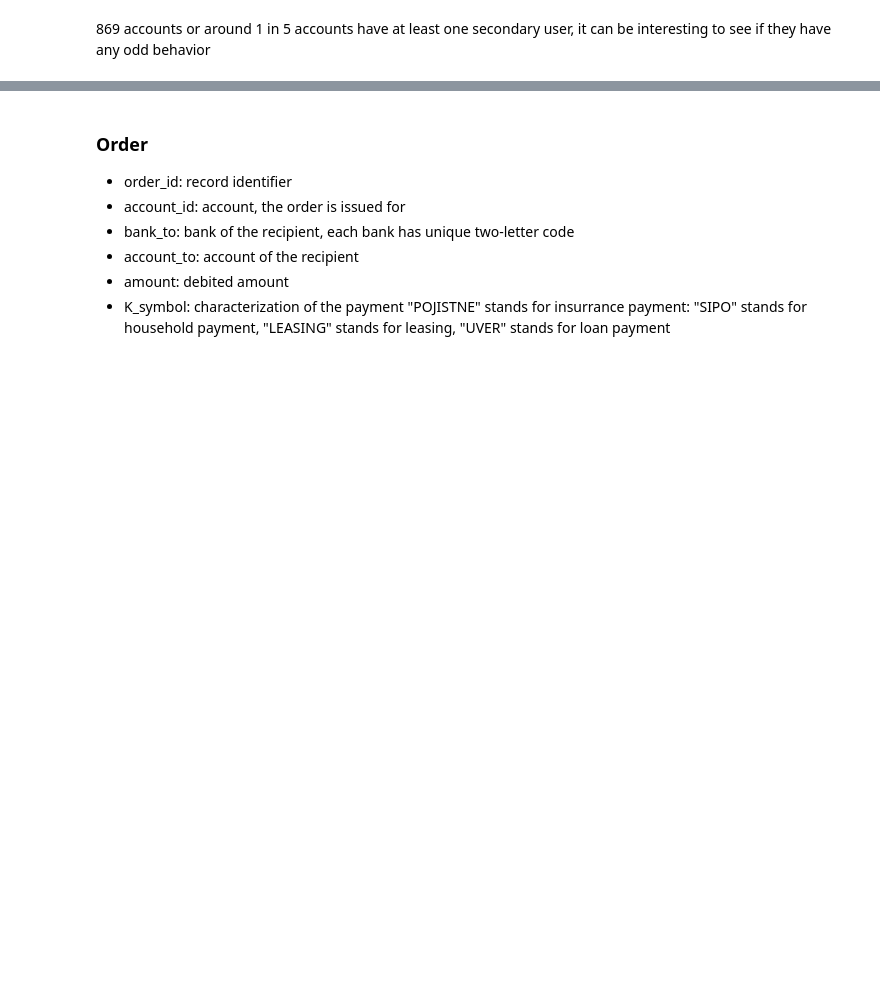
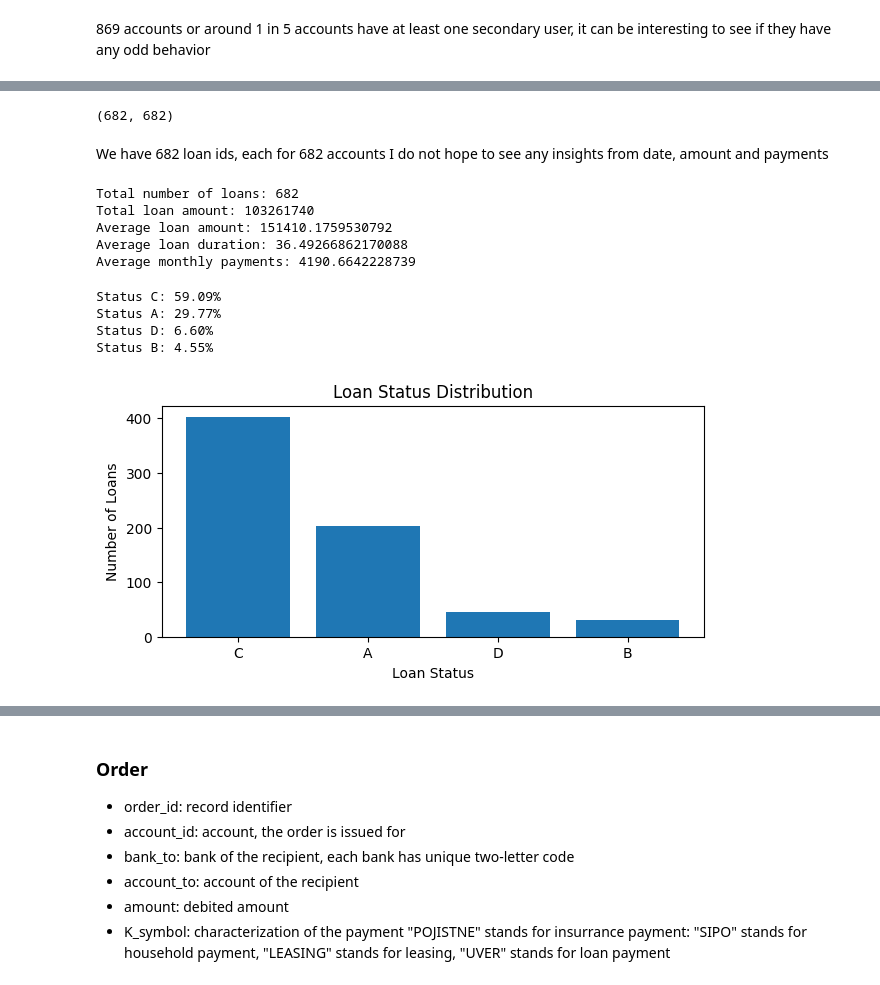
Before and after one commit to Nik8x/Anti_money_Laundering, a Jupyter notebook: Financial_Transactions_Data_Analysis.ipynb, the cells around one changed output, grey strips where cells are left out. Saved outputs shown, nothing was run; the diff lists cells and outputs as text; code cells hidden in the pictures; blank space fills up the shorter version.

```diff
--- a/Financial_Transactions_Data_Analysis.ipynb
+++ b/Financial_Transactions_Data_Analysis.ipynb
@@ -283,0 +353,5 @@ disp.groupby('account_id')['type'].nunique().gt(1).sum()
+# %%
+# Convert the 'date' column to datetime format
+loan['date'] = pd.to_datetime(loan['date'], format='%y%m%d')
+print(loan.shape)
+loan[:2]
@@ -283,0 +374,49 @@ disp.groupby('account_id')['type'].nunique().gt(1).sum()
+# %%
+loan.loan_id.nunique(), loan.account_id.nunique()
+# %% [output]
+(682, 682)
+# %% [markdown]
+We have 682 loan ids, each for 682 accounts
+I do not hope to see any insights from date, amount and payments
+# %%
+# total number of loans, total loan amount, and average loan amount
+total_loans = len(loan)
+total_loan_amount = loan['amount'].sum()
+average_loan_amount = loan['amount'].mean()
+
+# average duration and average monthly payments
+average_duration = loan['duration'].mean()
+average_monthly_payments = loan['payments'].mean()
+
+print("Total number of loans:", total_loans)
+print("Total loan amount:", total_loan_amount)
+print("Average loan amount:", average_loan_amount)
+print("Average loan duration:", average_duration)
+print("Average monthly payments:", average_monthly_payments)
+# %% [output]
+Total number of loans: 682
+Total loan amount: 103261740
+Average loan amount: 151410.1759530792
+Average loan duration: 36.49266862170088
+Average monthly payments: 4190.6642228739
+# %%
+# percentage of loans in each status category
+status_percentages = (loan['status'].value_counts() / len(loan)) * 100
+
+for status, count in status_counts.items():
+    percentage = (count / total_loans) * 100
+    print(f"Status {status}: {percentage:.2f}%")
+
+# plot the loan status distribution
+plt.figure(figsize=(7, 3))
+plt.bar(status_counts.index, status_counts.values)
+plt.xlabel('Loan Status')
+plt.ylabel('Number of Loans')
+plt.title('Loan Status Distribution')
+plt.show()
+# %% [output]
+Status C: 59.09%
+Status A: 29.77%
+Status D: 6.60%
+Status B: 4.55%
+[figure, added]
```
Also changed, not shown: parts of 69 cells of this notebook.
